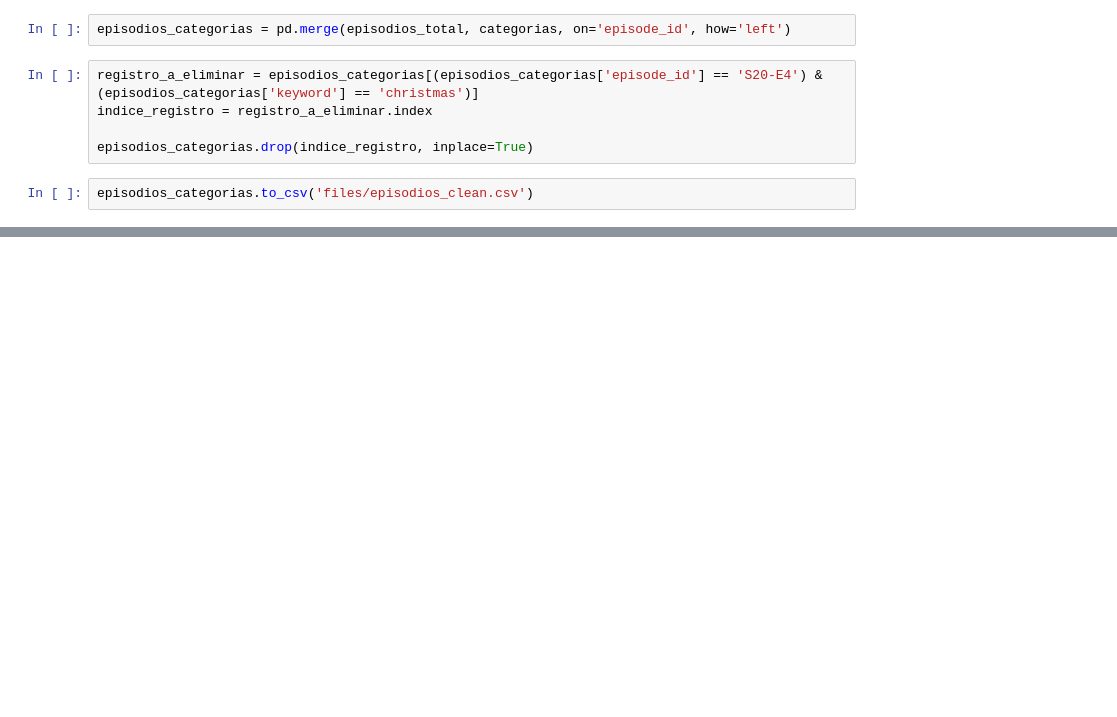
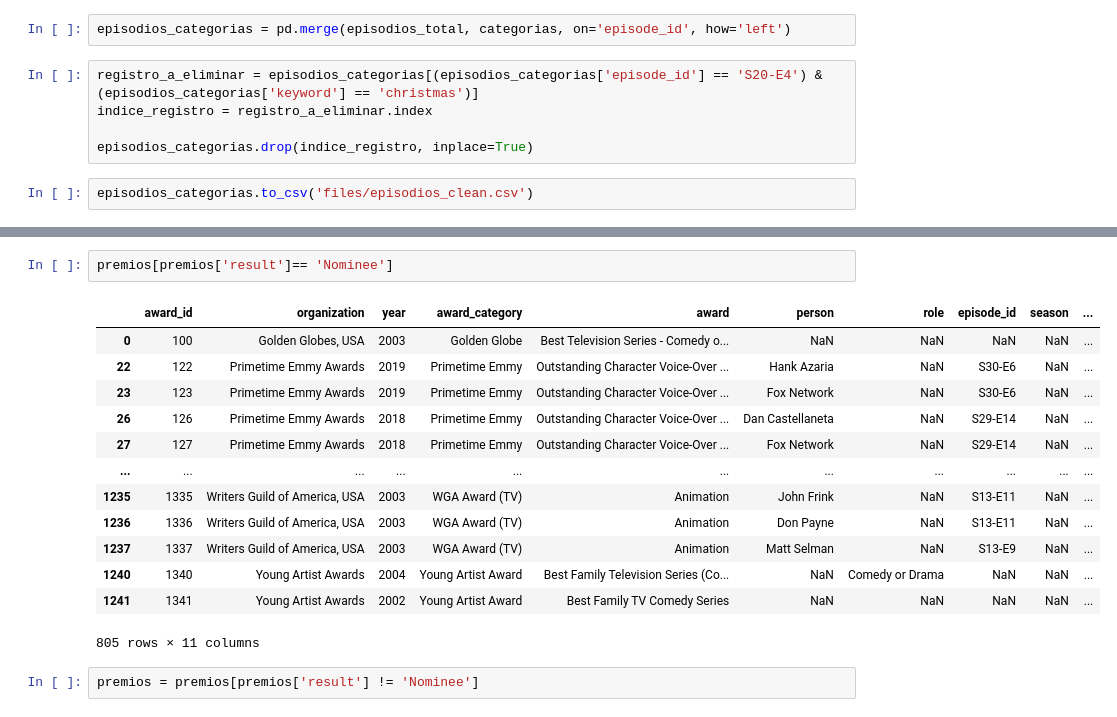
Before and after one commit to inesaag/Pair-Programming-Modulo-4-Sprint1-InesyJohanna, a Jupyter notebook: analisis.ipynb, the cells around one changed output, grey strips where cells are left out. Drawn from its saved outputs; the diff is of its cells as text; blank space fills up the shorter version.

```diff
--- a/analisis.ipynb
+++ b/analisis.ipynb
@@ -54,0 +241,18 @@ episodios_categorias.shape
+# %%
+premios[premios['result']== 'Nominee']
+# %% [output]
+|  | award_id | organization | year | award_category | award | person | role | episode_id | season | ... |
+| 0 | 100 | Golden Globes, USA | 2003 | Golden Globe | Best Television Series - Comedy o... | NaN | NaN | NaN | NaN | ... |
+| 22 | 122 | Primetime Emmy Awards | 2019 | Primetime Emmy | Outstanding Character Voice-Over ... | Hank Azaria | NaN | S30-E6 | NaN | ... |
+| 23 | 123 | Primetime Emmy Awards | 2019 | Primetime Emmy | Outstanding Character Voice-Over ... | Fox Network | NaN | S30-E6 | NaN | ... |
+| 26 | 126 | Primetime Emmy Awards | 2018 | Primetime Emmy | Outstanding Character Voice-Over ... | Dan Castellaneta | NaN | S29-E14 | NaN | ... |
+| 27 | 127 | Primetime Emmy Awards | 2018 | Primetime Emmy | Outstanding Character Voice-Over ... | Fox Network | NaN | S29-E14 | NaN | ... |
+| ... | ... | ... | ... | ... | ... | ... | ... | ... | ... | ... |
+| 1235 | 1335 | Writers Guild of America, USA | 2003 | WGA Award (TV) | Animation | John Frink | NaN | S13-E11 | NaN | ... |
+| 1236 | 1336 | Writers Guild of America, USA | 2003 | WGA Award (TV) | Animation | Don Payne | NaN | S13-E11 | NaN | ... |
+| 1237 | 1337 | Writers Guild of America, USA | 2003 | WGA Award (TV) | Animation | Matt Selman | NaN | S13-E9 | NaN | ... |
+| 1240 | 1340 | Young Artist Awards | 2004 | Young Artist Award | Best Family Television Series (Co... | NaN | Comedy or Drama | NaN | NaN | ... |
+| 1241 | 1341 | Young Artist Awards | 2002 | Young Artist Award | Best Family TV Comedy Series | NaN | NaN | NaN | NaN | ... |
+805 rows × 11 columns
+# %%
+premios = premios[premios['result'] != 'Nominee']
```
Also changed, not shown: parts of 30 cells of this notebook, 4 other files.
